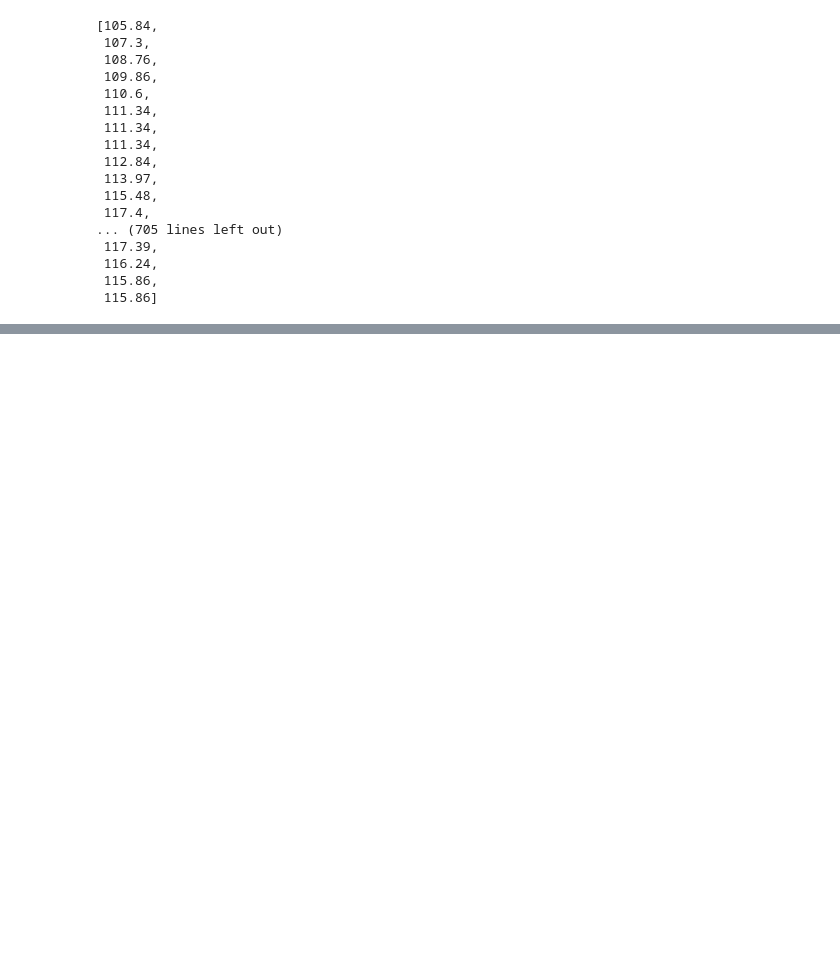
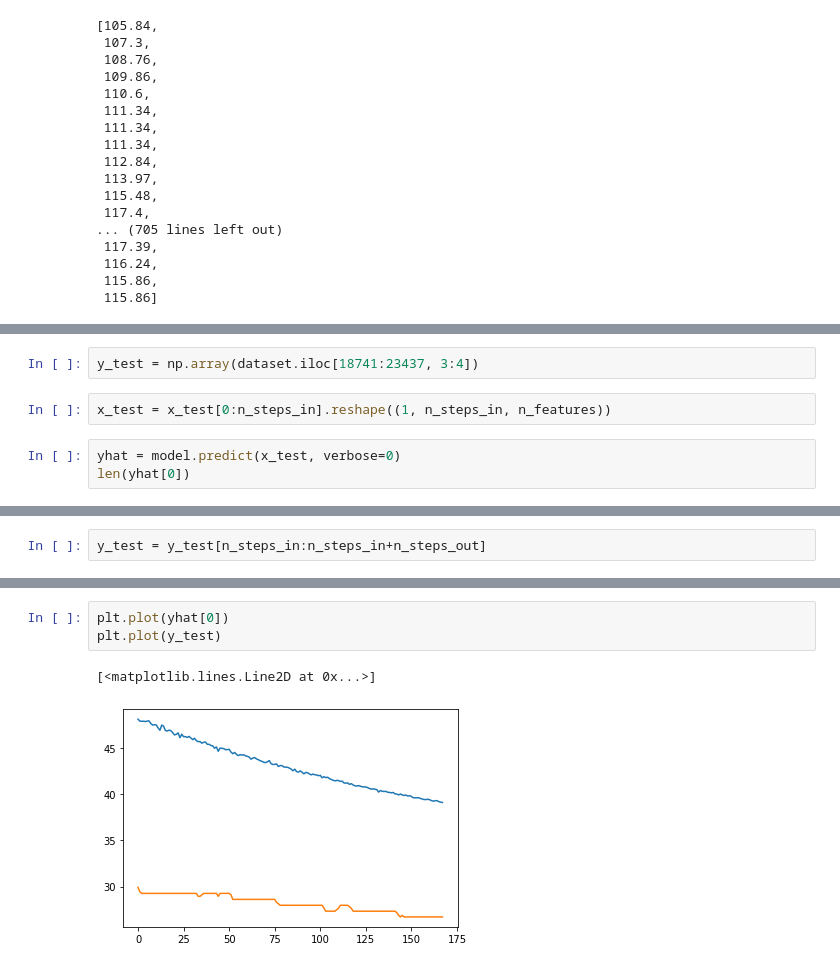
Before and after one commit to colombelli/hydro-ml, a Jupyter notebook: coding_experiments/clebs_data_lstm.ipynb, the cells around one changed output, grey strips where cells are left out. Drawn from its saved outputs; the diff is of its cells as text; blank space fills up the shorter version.

Commit message:
now model works and actually produces reuslts. time to start working on how to get better

```diff
--- a/coding_experiments/clebs_data_lstm.ipynb
+++ b/coding_experiments/clebs_data_lstm.ipynb
@@ -384,0 +414,7 @@ len(y)
+# %%
+y_test = np.array(dataset.iloc[18741:23437, 3:4])
+# %%
+x_test = x_test[0:n_steps_in].reshape((1, n_steps_in, n_features))
+# %%
+yhat = model.predict(x_test, verbose=0)
+len(yhat[0])
@@ -384,0 +423,2 @@ len(y)
+# %%
+y_test = y_test[n_steps_in:n_steps_in+n_steps_out]
@@ -384,0 +446,6 @@ len(y)
+# %%
+plt.plot(yhat[0])
+plt.plot(y_test)
+# %% [output]
+[<matplotlib.lines.Line2D at 0x...>]
+[figure, added]
```
Also changed, not shown: parts of 21 cells of this notebook, 1 other file.
